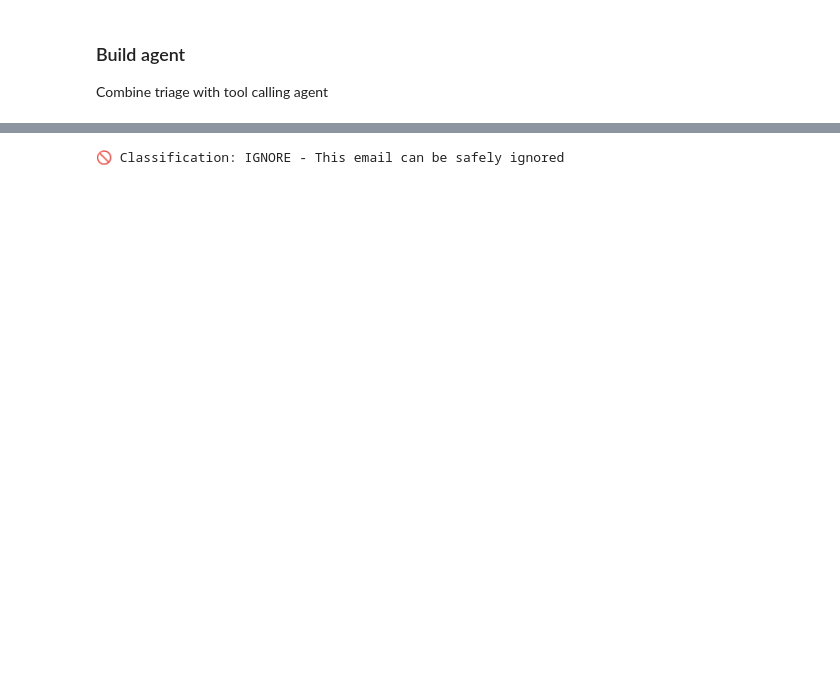
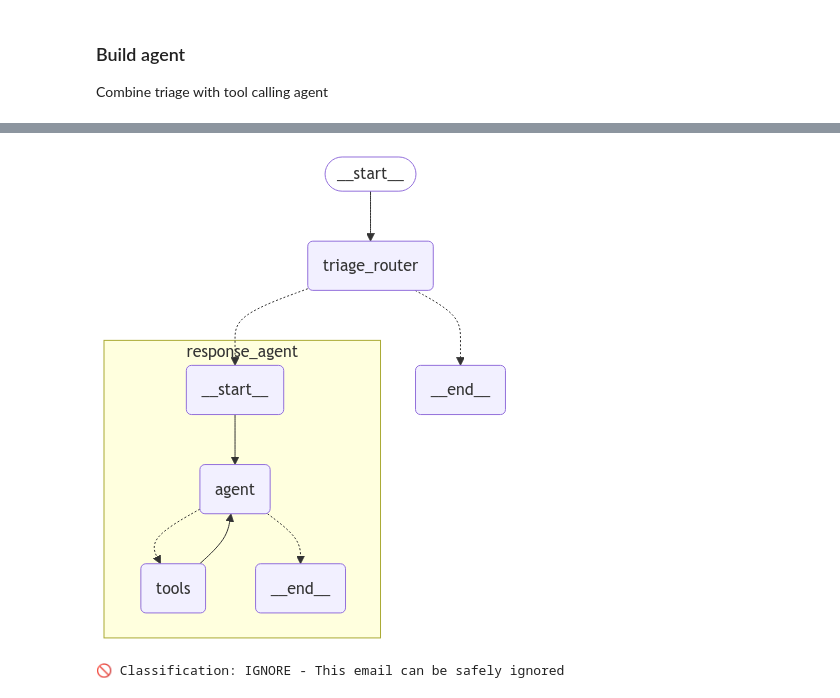
Before and after one commit to langchain-ai/long_term_memory_course, a Jupyter notebook: notebooks/lesson_2_baseline.ipynb, the cells around one changed output, grey strips where cells are left out. Saved outputs shown, nothing was run; the diff lists cells and outputs as text; code cells hidden in the pictures; blank space fills up the shorter version.

```diff
--- a/notebooks/lesson_2_baseline.ipynb
+++ b/notebooks/lesson_2_baseline.ipynb
@@ -174,0 +129,16 @@ result.tool_calls
+# %%
+# Create agent
+from memory_course.prompts import agent_system_prompt
+from langgraph.prebuilt import create_react_agent
+
+agent = create_react_agent(
+    "anthropic:claude-3-5-sonnet-latest",
+    tools=[write_email, schedule_meeting, check_calendar_availability],
+    prompt=agent_system_prompt.format(**profile),
+)
+
+# Test the agent
+response = agent.invoke(
+    {"messages": [{"role": "user", "content": "What's my availability on Tuesday?"}]}
+)
+response["messages"][-1].pretty_print()
@@ -382,3 +158,75 @@ display(Image(agent.get_graph(xray=True).draw_mermaid_png()))
+# %%
+from langgraph.graph import StateGraph, START, END
+from langgraph.types import Command
+from typing import Literal
+from IPython.display import Image, display
+from memory_course.schemas import State
+from memory_course.utils import parse_email
+
+
+def triage_router(state: State) -> Command[Literal["response_agent", "__end__"]]:
+    """Analyze email content to decide if we should respond, notify, or ignore.
+
+    The triage step prevents the assistant from wasting time on:
+    - Marketing emails and spam
+    - Company-wide announcements
+    - Messages meant for other teams
+    """
+    author, to, subject, email_thread = parse_email(state["email_input"])
+    system_prompt = triage_system_prompt.format(
+        full_name=profile["full_name"],
+        name=profile["name"],
+        user_profile_background=profile["user_profile_background"],
+        triage_no=profile["triage_rules"]["ignore"],
+        triage_notify=profile["triage_rules"]["notify"],
+        triage_email=profile["triage_rules"]["respond"],
+    )
+
+    user_prompt = triage_user_prompt.format(
+        author=author, to=to, subject=subject, email_thread=email_thread
+    )
+
+    result = llm_router.invoke(
+        [
+            {"role": "system", "content": system_prompt},
+            {"role": "user", "content": user_prompt},
+        ]
+    )
+    update = None
+    goto = END
+    if result.classification == "respond":
+        print("📧 Classification: RESPOND - This email requires a response")
+        goto = "response_agent"
+        update = {
+            "messages": [
+                {
+                    "role": "user",
+                    "content": f"Respond to the email {state['email_input']}",
+                }
+            ]
+        }
+    elif result.classification == "ignore":
+        print("🚫 Classification: IGNORE - This email can be safely ignored")
+    elif result.classification == "notify":
+        print("🔔 Classification: NOTIFY - This email contains important information")
+    else:
+        raise ValueError(f"Invalid classification: {result.classification}")
+    return Command(goto=goto, update=update)
+
+
+# Build workflow
+agent = (
+    StateGraph(State)
+    .add_node(triage_router)
+    .add_node("response_agent", agent)
+    .add_edge(START, "triage_router")
+    .compile()
+)
+
+# Show the agent
+display(Image(agent.get_graph(xray=True).draw_mermaid_png()))
+# %% [output]
+[figure, added]
 # %%
 email_input = {
     "author": "Marketing Team <marketing@amazingdeals.com>",
```
Also changed, not shown: parts of 21 cells of this notebook, 5 other files.
